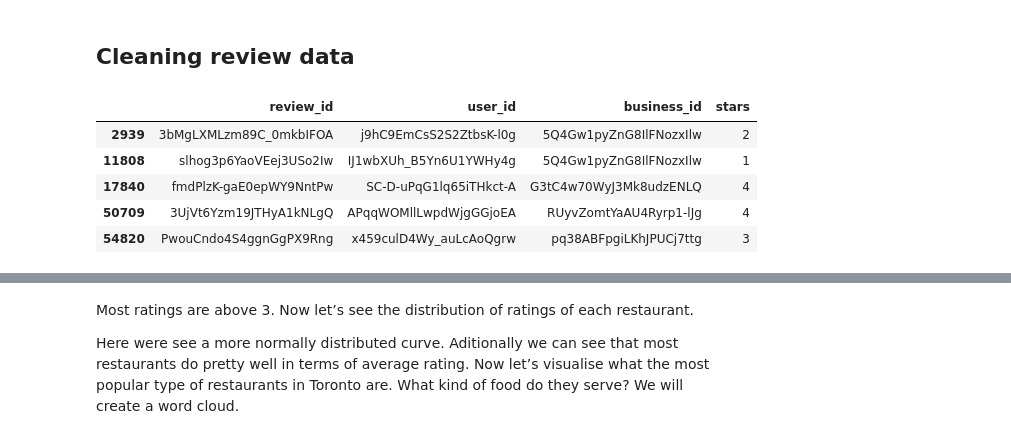
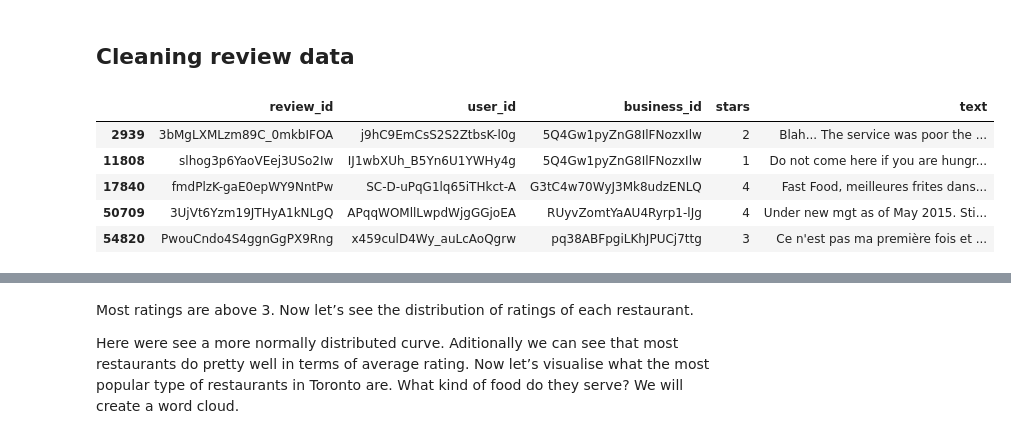
Before and after one commit to kiranrawat/-Travel-Recommendation-and-Intelligence-Engine-T.R.I.E., a Jupyter notebook: cleaning_data.ipynb, the cells around one changed output, grey strips where cells are left out. Cells and saved outputs as stored; diff of their text form; code cells hidden in the pictures.

```diff
--- a/cleaning_data.ipynb
+++ b/cleaning_data.ipynb
@@ -268,13 +243,13 @@ dtype: int64
 # %% [markdown]
 ## Cleaning review data
 # %%
-df_yelp_review_reduced = df_yelp_review.drop(['text','useful','cool', 'date', 'funny'], axis = 1)
+df_yelp_review_reduced = df_yelp_review.drop(['useful','cool', 'date', 'funny'], axis = 1)
 df_yelp_review_reduced.head()
 # %% [output]
-|  | review_id | user_id | business_id | stars |
-| 2939 | 3bMgLXMLzm89C_0mkbIFOA | j9hC9EmCsS2S2ZtbsK-l0g | 5Q4Gw1pyZnG8IlFNozxIlw | 2 |
-| 11808 | slhog3p6YaoVEej3USo2Iw | IJ1wbXUh_B5Yn6U1YWHy4g | 5Q4Gw1pyZnG8IlFNozxIlw | 1 |
-| 17840 | fmdPlzK-gaE0epWY9NntPw | SC-D-uPqG1lq65iTHkct-A | G3tC4w70WyJ3Mk8udzENLQ | 4 |
-| 50709 | 3UjVt6Yzm19JTHyA1kNLgQ | APqqWOMllLwpdWjgGGjoEA | RUyvZomtYaAU4Ryrp1-lJg | 4 |
-| 54820 | PwouCndo4S4ggnGgPX9Rng | x459culD4Wy_auLcAoQgrw | pq38ABFpgiLKhJPUCj7ttg | 3 |
+|  | review_id | user_id | business_id | stars | text |
+| 2939 | 3bMgLXMLzm89C_0mkbIFOA | j9hC9EmCsS2S2ZtbsK-l0g | 5Q4Gw1pyZnG8IlFNozxIlw | 2 | Blah... The service was poor the ... |
+| 11808 | slhog3p6YaoVEej3USo2Iw | IJ1wbXUh_B5Yn6U1YWHy4g | 5Q4Gw1pyZnG8IlFNozxIlw | 1 | Do not come here if you are hungr... |
+| 17840 | fmdPlzK-gaE0epWY9NntPw | SC-D-uPqG1lq65iTHkct-A | G3tC4w70WyJ3Mk8udzENLQ | 4 | Fast Food, meilleures frites dans... |
+| 50709 | 3UjVt6Yzm19JTHyA1kNLgQ | APqqWOMllLwpdWjgGGjoEA | RUyvZomtYaAU4Ryrp1-lJg | 4 | Under new mgt as of May 2015. Sti... |
+| 54820 | PwouCndo4S4ggnGgPX9Rng | x459culD4Wy_auLcAoQgrw | pq38ABFpgiLKhJPUCj7ttg | 3 | Ce n'est pas ma première fois et ... |
 # %%
```
Also changed, not shown: parts of 12 cells of this notebook, 2 other files.
